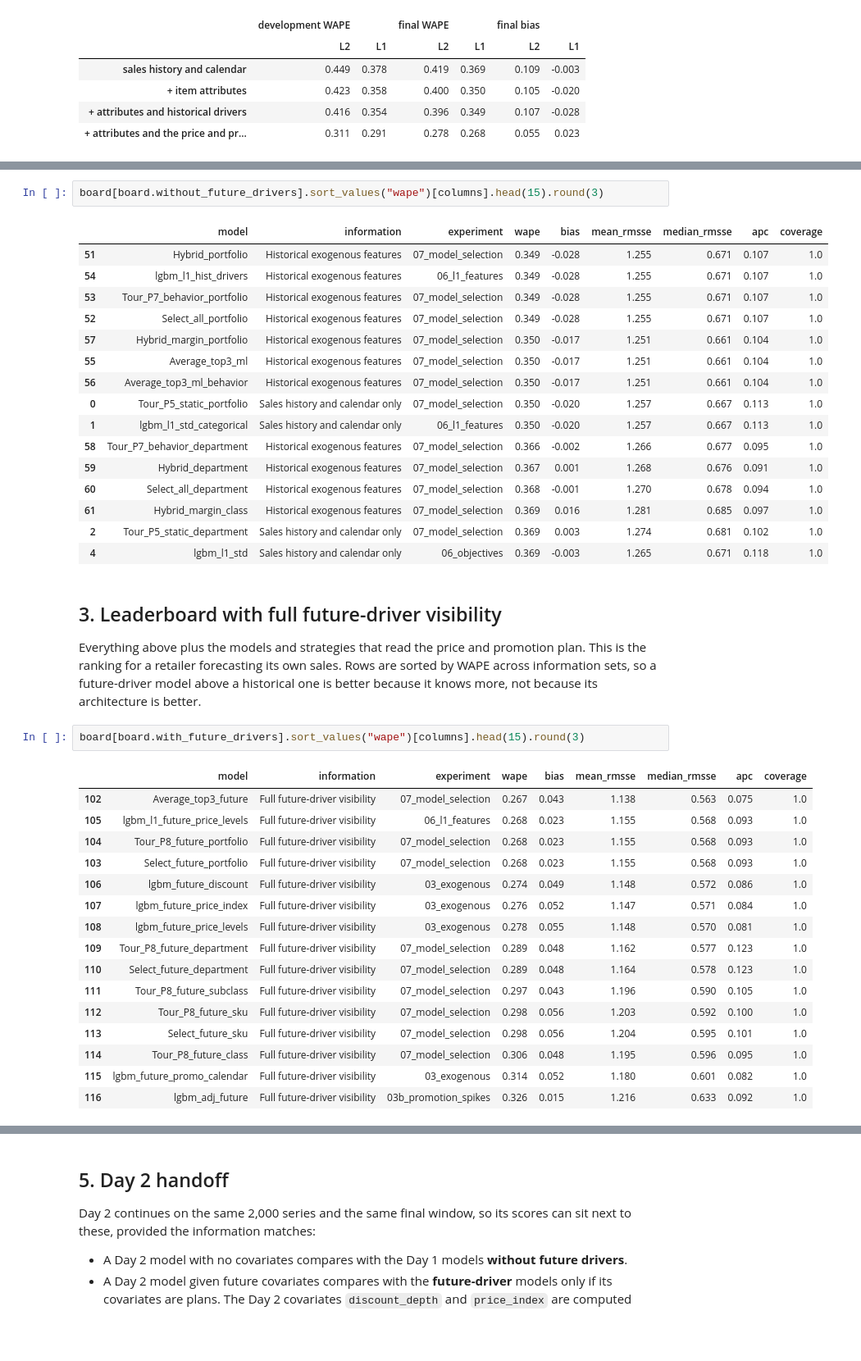
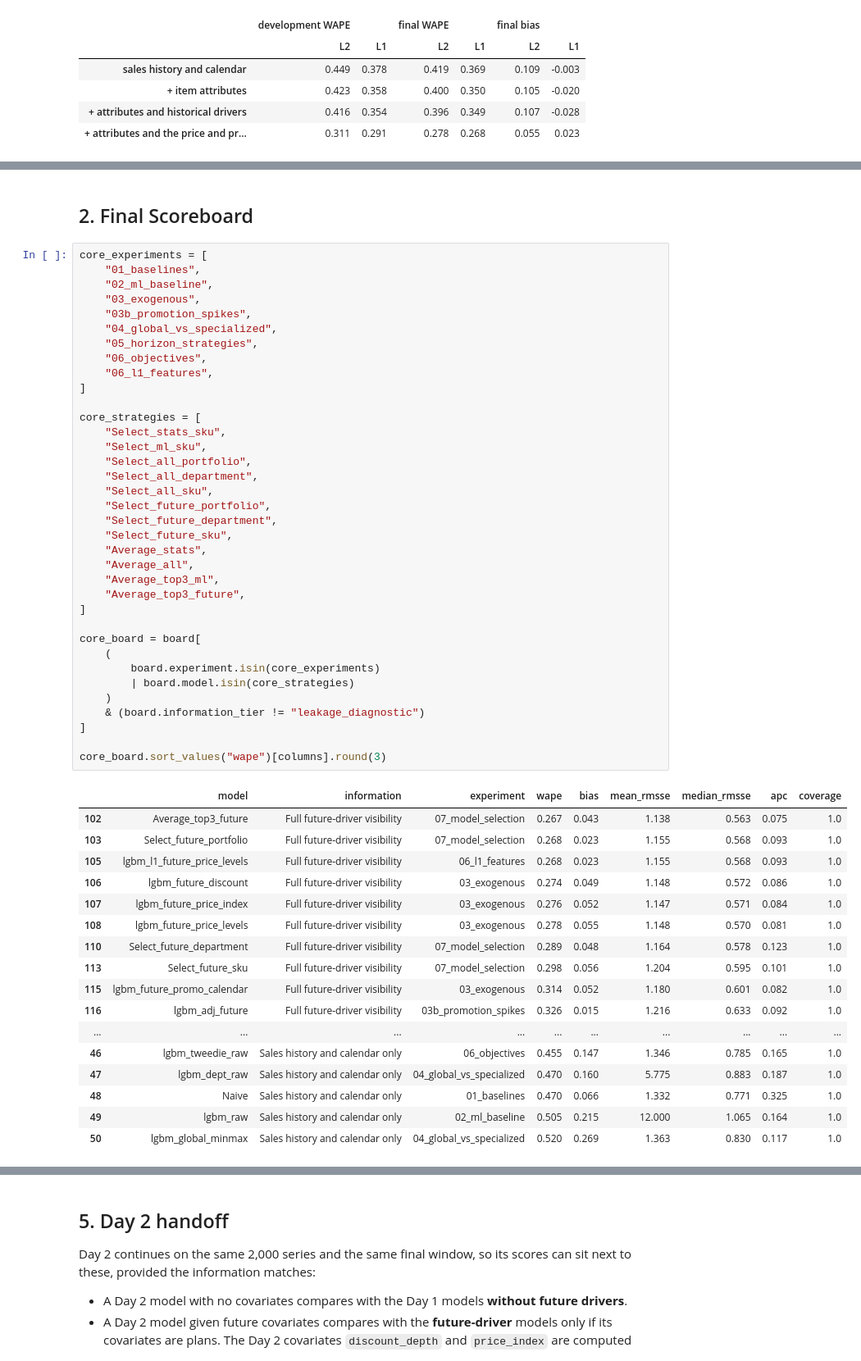
Before and after one commit to tackes/time-series-forecasting-bootcamp, a Jupyter notebook: day1_ml/08_final_leaderboard.ipynb, the cells around one changed output, grey strips where cells are left out. Shown at 82% size. Cells and saved outputs as stored; diff of their text form; blank space fills up the shorter version.

```diff
--- a/day1_ml/08_final_leaderboard.ipynb
+++ b/day1_ml/08_final_leaderboard.ipynb
@@ -136,42 +82,56 @@ Models and strategies that use only data observed by the cutoff, the operational
-# %%
-board[board.without_future_drivers].sort_values("wape")[columns].head(15).round(3)
-# %% [output]
-|  | model | information | experiment | wape | bias | mean_rmsse | median_rmsse | apc | coverage |
-| 51 | Hybrid_portfolio | Historical exogenous features | 07_model_selection | 0.349 | -0.028 | 1.255 | 0.671 | 0.107 | 1.0 |
-| 54 | lgbm_l1_hist_drivers | Historical exogenous features | 06_l1_features | 0.349 | -0.028 | 1.255 | 0.671 | 0.107 | 1.0 |
-| 53 | Tour_P7_behavior_portfolio | Historical exogenous features | 07_model_selection | 0.349 | -0.028 | 1.255 | 0.671 | 0.107 | 1.0 |
-| 52 | Select_all_portfolio | Historical exogenous features | 07_model_selection | 0.349 | -0.028 | 1.255 | 0.671 | 0.107 | 1.0 |
-| 57 | Hybrid_margin_portfolio | Historical exogenous features | 07_model_selection | 0.350 | -0.017 | 1.251 | 0.661 | 0.104 | 1.0 |
-| 55 | Average_top3_ml | Historical exogenous features | 07_model_selection | 0.350 | -0.017 | 1.251 | 0.661 | 0.104 | 1.0 |
-| 56 | Average_top3_ml_behavior | Historical exogenous features | 07_model_selection | 0.350 | -0.017 | 1.251 | 0.661 | 0.104 | 1.0 |
-| 0 | Tour_P5_static_portfolio | Sales history and calendar only | 07_model_selection | 0.350 | -0.020 | 1.257 | 0.667 | 0.113 | 1.0 |
-| 1 | lgbm_l1_std_categorical | Sales history and calendar only | 06_l1_features | 0.350 | -0.020 | 1.257 | 0.667 | 0.113 | 1.0 |
-| 58 | Tour_P7_behavior_department | Historical exogenous features | 07_model_selection | 0.366 | -0.002 | 1.266 | 0.677 | 0.095 | 1.0 |
-| 59 | Hybrid_department | Historical exogenous features | 07_model_selection | 0.367 | 0.001 | 1.268 | 0.676 | 0.091 | 1.0 |
-| 60 | Select_all_department | Historical exogenous features | 07_model_selection | 0.368 | -0.001 | 1.270 | 0.678 | 0.094 | 1.0 |
-| 61 | Hybrid_margin_class | Historical exogenous features | 07_model_selection | 0.369 | 0.016 | 1.281 | 0.685 | 0.097 | 1.0 |
-| 2 | Tour_P5_static_department | Sales history and calendar only | 07_model_selection | 0.369 | 0.003 | 1.274 | 0.681 | 0.102 | 1.0 |
-| 4 | lgbm_l1_std | Sales history and calendar only | 06_objectives | 0.369 | -0.003 | 1.265 | 0.671 | 0.118 | 1.0 |
 # %% [markdown]
-## 3. Leaderboard with full future-driver visibility
-
-Everything above plus the models and strategies that read the price and promotion plan. This is the ranking for a retailer forecasting its own sales. Rows are sorted by WAPE across information sets, so a future-driver model above a historical one is better because it knows more, not because its architecture is better.
+## 2. Final Scoreboard
 # %%
-board[board.with_future_drivers].sort_values("wape")[columns].head(15).round(3)
+core_experiments = [
+    "01_baselines",
+    "02_ml_baseline",
+    "03_exogenous",
+    "03b_promotion_spikes",
+    "04_global_vs_specialized",
+    "05_horizon_strategies",
+    "06_objectives",
+    "06_l1_features",
+]
+
+core_strategies = [
+    "Select_stats_sku",
+    "Select_ml_sku",
+    "Select_all_portfolio",
+    "Select_all_department",
+    "Select_all_sku",
+    "Select_future_portfolio",
+    "Select_future_department",
+    "Select_future_sku",
+    "Average_stats",
+    "Average_all",
+    "Average_top3_ml",
+    "Average_top3_future",
+]
+
+core_board = board[
+    (
+        board.experiment.isin(core_experiments)
+        | board.model.isin(core_strategies)
+    )
+    & (board.information_tier != "leakage_diagnostic")
+]
+
+core_board.sort_values("wape")[columns].round(3)
 # %% [output]
 |  | model | information | experiment | wape | bias | mean_rmsse | median_rmsse | apc | coverage |
 | 102 | Average_top3_future | Full future-driver visibility | 07_model_selection | 0.267 | 0.043 | 1.138 | 0.563 | 0.075 | 1.0 |
+| 103 | Select_future_portfolio | Full future-driver visibility | 07_model_selection | 0.268 | 0.023 | 1.155 | 0.568 | 0.093 | 1.0 |
 | 105 | lgbm_l1_future_price_levels | Full future-driver visibility | 06_l1_features | 0.268 | 0.023 | 1.155 | 0.568 | 0.093 | 1.0 |
-| 104 | Tour_P8_future_portfolio | Full future-driver visibility | 07_model_selection | 0.268 | 0.023 | 1.155 | 0.568 | 0.093 | 1.0 |
-| 103 | Select_future_portfolio | Full future-driver visibility | 07_model_selection | 0.268 | 0.023 | 1.155 | 0.568 | 0.093 | 1.0 |
 | 106 | lgbm_future_discount | Full future-driver visibility | 03_exogenous | 0.274 | 0.049 | 1.148 | 0.572 | 0.086 | 1.0 |
 | 107 | lgbm_future_price_index | Full future-driver visibility | 03_exogenous | 0.276 | 0.052 | 1.147 | 0.571 | 0.084 | 1.0 |
 | 108 | lgbm_future_price_levels | Full future-driver visibility | 03_exogenous | 0.278 | 0.055 | 1.148 | 0.570 | 0.081 | 1.0 |
-| 109 | Tour_P8_future_department | Full future-driver visibility | 07_model_selection | 0.289 | 0.048 | 1.162 | 0.577 | 0.123 | 1.0 |
 | 110 | Select_future_department | Full future-driver visibility | 07_model_selection | 0.289 | 0.048 | 1.164 | 0.578 | 0.123 | 1.0 |
-| 111 | Tour_P8_future_subclass | Full future-driver visibility | 07_model_selection | 0.297 | 0.043 | 1.196 | 0.590 | 0.105 | 1.0 |
-| 112 | Tour_P8_future_sku | Full future-driver visibility | 07_model_selection | 0.298 | 0.056 | 1.203 | 0.592 | 0.100 | 1.0 |
 | 113 | Select_future_sku | Full future-driver visibility | 07_model_selection | 0.298 | 0.056 | 1.204 | 0.595 | 0.101 | 1.0 |
-| 114 | Tour_P8_future_class | Full future-driver visibility | 07_model_selection | 0.306 | 0.048 | 1.195 | 0.596 | 0.095 | 1.0 |
 | 115 | lgbm_future_promo_calendar | Full future-driver visibility | 03_exogenous | 0.314 | 0.052 | 1.180 | 0.601 | 0.082 | 1.0 |
 | 116 | lgbm_adj_future | Full future-driver visibility | 03b_promotion_spikes | 0.326 | 0.015 | 1.216 | 0.633 | 0.092 | 1.0 |
+| ... | ... | ... | ... | ... | ... | ... | ... | ... | ... |
+| 46 | lgbm_tweedie_raw | Sales history and calendar only | 06_objectives | 0.455 | 0.147 | 1.346 | 0.785 | 0.165 | 1.0 |
+| 47 | lgbm_dept_raw | Sales history and calendar only | 04_global_vs_specialized | 0.470 | 0.160 | 5.775 | 0.883 | 0.187 | 1.0 |
+| 48 | Naive | Sales history and calendar only | 01_baselines | 0.470 | 0.066 | 1.332 | 0.771 | 0.325 | 1.0 |
+| 49 | lgbm_raw | Sales history and calendar only | 02_ml_baseline | 0.505 | 0.215 | 12.000 | 1.065 | 0.164 | 1.0 |
+| 50 | lgbm_global_minmax | Sales history and calendar only | 04_global_vs_specialized | 0.520 | 0.269 | 1.363 | 0.830 | 0.117 | 1.0 |
```
Also changed, not shown: parts of 9 cells of this notebook, 7 other files.
